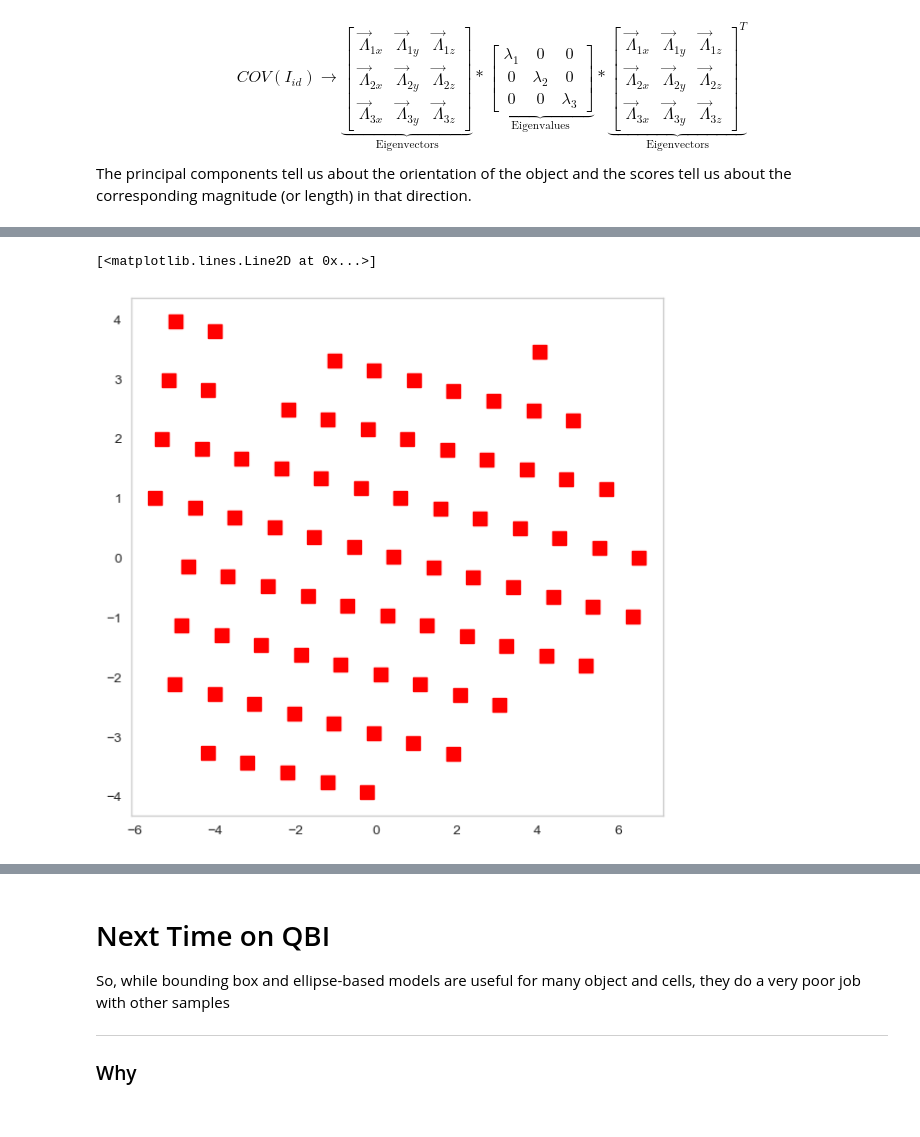
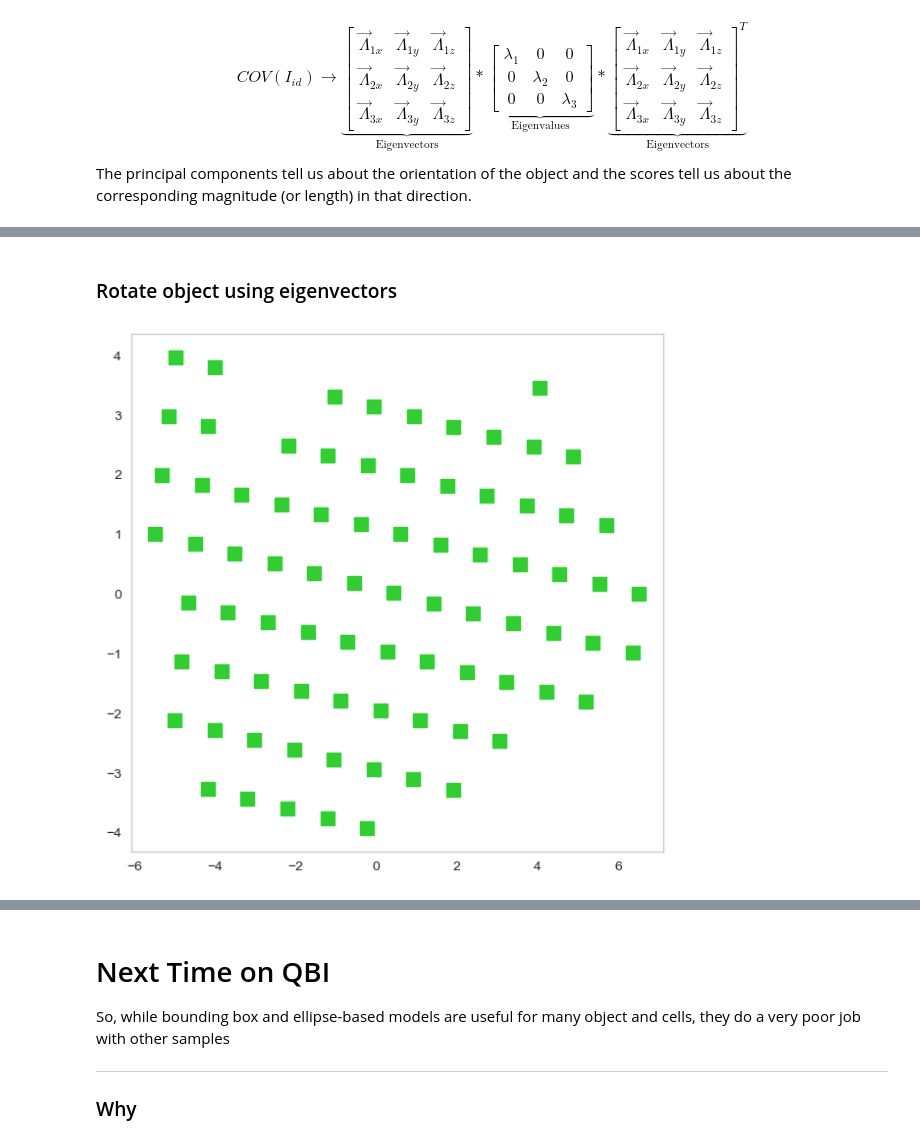
Before and after one commit to ImagingLectures/Quantitative-Big-Imaging-2021, a Jupyter notebook: Lectures/Lecture-06/06-ShapeAnalysis.ipynb, the cells around one changed output, grey strips where cells are left out. Drawn from its saved outputs; the diff is of its cells as text; code cells hidden in the pictures.

```diff
--- a/Lectures/Lecture-06/06-ShapeAnalysis.ipynb
+++ b/Lectures/Lecture-06/06-ShapeAnalysis.ipynb
@@ -1300,16 +1300,9 @@ $$ COV(I_{id}) \longrightarrow \underbrace{\begin{bmatrix}
 \end{bmatrix}^{T}}_{\textrm{Eigenvectors}} $$
 The principal components tell us about the orientation of the object and the scores tell us about the corresponding magnitude (or length) in that direction.
 # %%
-from IPython.display import Markdown
-from skimage.io import imread
-from skimage.morphology import label
-import seaborn as sns
-import numpy as np
-import matplotlib.pyplot as plt
-%matplotlib inline
-seg_img = imread('ext-figures/aachen_label.png') == 26
+seg_img = imread('figures/aachen_label.png') == 26
 seg_img = seg_img[::4, ::4]
-seg_img = seg_img[110:130:2, 378:420:3] > 0
+seg_img = seg_img[130:110:-2, 378:420:3] > 0
 seg_img = np.pad(seg_img, 3, mode='constant')
 seg_img[0, 0] = 0
 _, (ax1) = plt.subplots(1, 1, figsize=(7, 7), dpi=100)
@@ -1319,14 +1331,15 @@ ax1.matshow(seg_img, cmap='bone_r');
+# %% [markdown]
+### Rotate object using eigenvectors
 # %%
 from sklearn.decomposition import PCA
-x_coord, y_coord = np.where(seg_img > 0)
-xy_pts = np.stack([x_coord, y_coord], 1)
+x_coord, y_coord = np.where(seg_img > 0) # Get object coordinates
+xy_pts = np.stack([x_coord, y_coord], 1) # Build a N x 2 matrix
 shape_pca = PCA()
 shape_pca.fit(xy_pts)
 pca_xy_vals = shape_pca.transform(xy_pts)
 _, (ax1) = plt.subplots(1, 1,
                         figsize=(7, 7),
                         dpi=100)
-ax1.plot(pca_xy_vals[:, 0], pca_xy_vals[:, 1], 'rs', markersize=10)
+ax1.plot(pca_xy_vals[:, 0], pca_xy_vals[:, 1], 's', color='limegreen', markersize=10);
 # %% [output]
-[<matplotlib.lines.Line2D at 0x...>]
-[figure, old version]
+[figure, new version]
```
Also changed, not shown: parts of 69 cells of this notebook.
